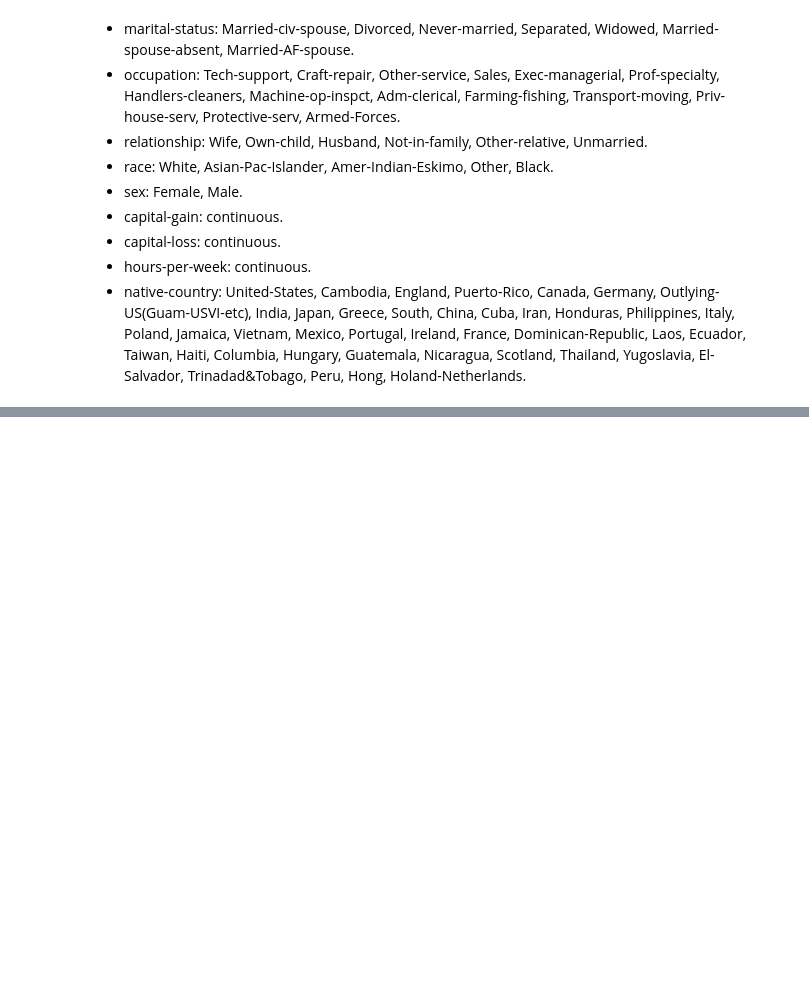
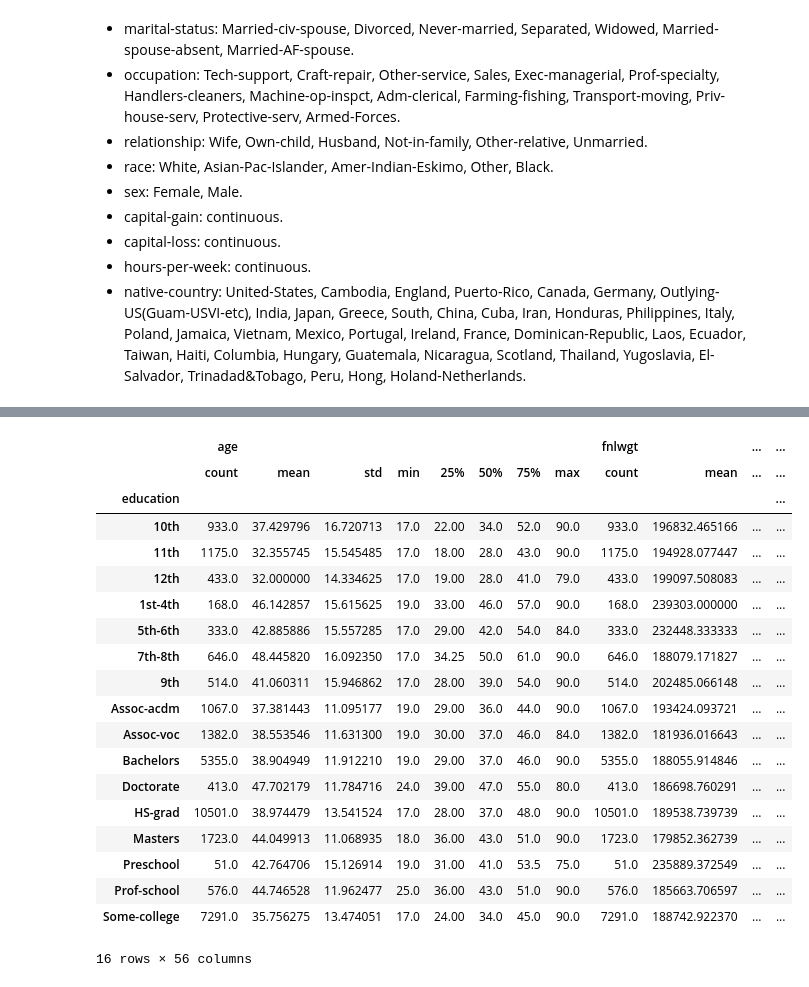
Before and after one commit to Davida1014/nyc-mhtn-ds-102620-lectures, a Jupyter notebook: Phase_1/Pandas_II-Copy1.ipynb, the cells around one changed output, grey strips where cells are left out. Cells and saved outputs as stored; diff of their text form; code cells hidden in the pictures; blank space fills up the shorter version.

```diff
--- a/Phase_1/Pandas_II-Copy1.ipynb
+++ b/Phase_1/Pandas_II-Copy1.ipynb
@@ -184,3 +182,3 @@ adults.head()
 # %%
 # add the columns to dataset
-columns = ['age', 'workclass', 'fnlwgt', 'education', 'education-num', 'marital_status','occupation', 'relationship', 'race', 'sex', 'capital_gain', 'capital_loss', 'hours_per_week', 'native_country','income']
+adults.columns = ['age', 'workclass', 'fnlwgt', 'education', 'education-num', 'marital_status','occupation', 'relationship', 'race', 'sex', 'capital_gain', 'capital_loss', 'hours_per_week', 'native_country','income']
@@ -196,4 +239,9 @@ columns = ['age', 'workclass', 'fnlwgt', 'education', 'education-num', 'marital_
+# %%
+#adults.applymap(lambda x: x.strip() if isinstance(x, str) else x)
+cleaned_adults = adults.applymap(lambda x: x.strip() if type(x)==str else x)
 # %%
 # subsetting multiple cols
 # %%
 # create a column called income_binary, 1 if >50k and 0 otherwise
+cleaned_adults['income_binary'] = cleaned_adults['income'].map(lambda x: 0 if x=="<=50K" else 1)
+cleaned_adults.head(3)
@@ -200,2 +253,24 @@ columns = ['age', 'workclass', 'fnlwgt', 'education', 'education-num', 'marital_
 # %%
 # get some descriptive statistics of the income distribution
+cleaned_adults.groupby(['education']).describe()
+# %% [output]
+|  | age |  |  |  |  |  |  |  | fnlwgt |  | ... | ... |
+|  | count | mean | std | min | 25% | 50% | 75% | max | count | mean | ... | ... |
+| education |  |  |  |  |  |  |  |  |  |  |  | ... |
+| 10th | 933.0 | 37.429796 | 16.720713 | 17.0 | 22.00 | 34.0 | 52.0 | 90.0 | 933.0 | 196832.465166 | ... | ... |
+| 11th | 1175.0 | 32.355745 | 15.545485 | 17.0 | 18.00 | 28.0 | 43.0 | 90.0 | 1175.0 | 194928.077447 | ... | ... |
+| 12th | 433.0 | 32.000000 | 14.334625 | 17.0 | 19.00 | 28.0 | 41.0 | 79.0 | 433.0 | 199097.508083 | ... | ... |
+| 1st-4th | 168.0 | 46.142857 | 15.615625 | 19.0 | 33.00 | 46.0 | 57.0 | 90.0 | 168.0 | 239303.000000 | ... | ... |
+| 5th-6th | 333.0 | 42.885886 | 15.557285 | 17.0 | 29.00 | 42.0 | 54.0 | 84.0 | 333.0 | 232448.333333 | ... | ... |
+| 7th-8th | 646.0 | 48.445820 | 16.092350 | 17.0 | 34.25 | 50.0 | 61.0 | 90.0 | 646.0 | 188079.171827 | ... | ... |
+| 9th | 514.0 | 41.060311 | 15.946862 | 17.0 | 28.00 | 39.0 | 54.0 | 90.0 | 514.0 | 202485.066148 | ... | ... |
+| Assoc-acdm | 1067.0 | 37.381443 | 11.095177 | 19.0 | 29.00 | 36.0 | 44.0 | 90.0 | 1067.0 | 193424.093721 | ... | ... |
+| Assoc-voc | 1382.0 | 38.553546 | 11.631300 | 19.0 | 30.00 | 37.0 | 46.0 | 84.0 | 1382.0 | 181936.016643 | ... | ... |
+| Bachelors | 5355.0 | 38.904949 | 11.912210 | 19.0 | 29.00 | 37.0 | 46.0 | 90.0 | 5355.0 | 188055.914846 | ... | ... |
+| Doctorate | 413.0 | 47.702179 | 11.784716 | 24.0 | 39.00 | 47.0 | 55.0 | 80.0 | 413.0 | 186698.760291 | ... | ... |
+| HS-grad | 10501.0 | 38.974479 | 13.541524 | 17.0 | 28.00 | 37.0 | 48.0 | 90.0 | 10501.0 | 189538.739739 | ... | ... |
+| Masters | 1723.0 | 44.049913 | 11.068935 | 18.0 | 36.00 | 43.0 | 51.0 | 90.0 | 1723.0 | 179852.362739 | ... | ... |
+| Preschool | 51.0 | 42.764706 | 15.126914 | 19.0 | 31.00 | 41.0 | 53.5 | 75.0 | 51.0 | 235889.372549 | ... | ... |
+| Prof-school | 576.0 | 44.746528 | 11.962477 | 25.0 | 36.00 | 43.0 | 51.0 | 90.0 | 576.0 | 185663.706597 | ... | ... |
+| Some-college | 7291.0 | 35.756275 | 13.474051 | 17.0 | 24.00 | 34.0 | 45.0 | 90.0 | 7291.0 | 188742.922370 | ... | ... |
+16 rows × 56 columns
```
Also changed, not shown: parts of 6 cells of this notebook, 1 other file.
